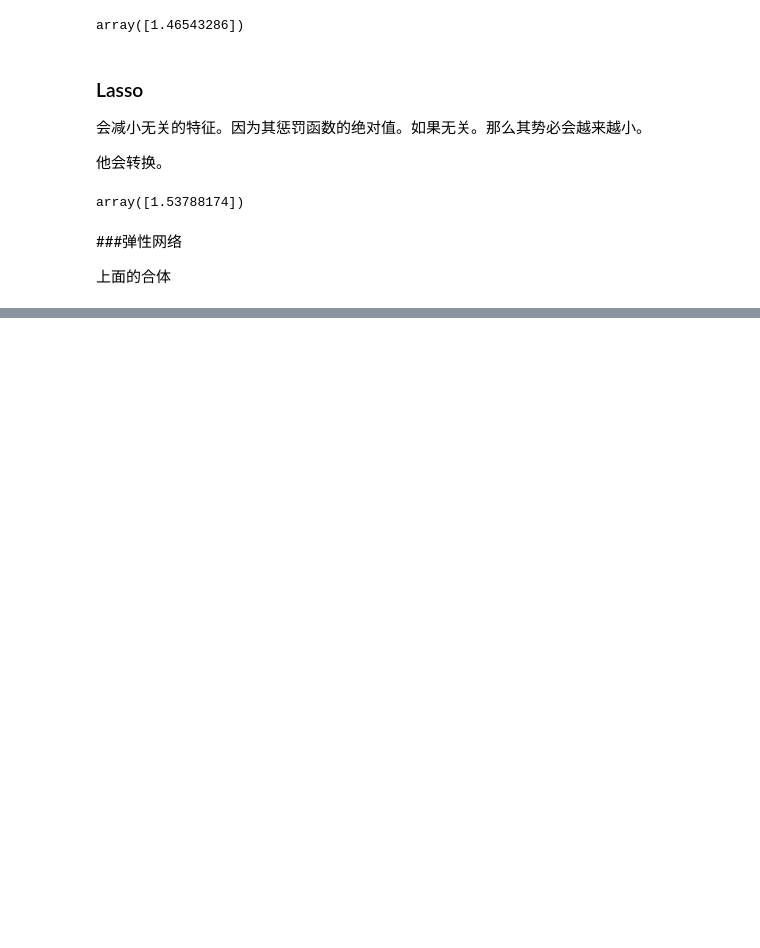
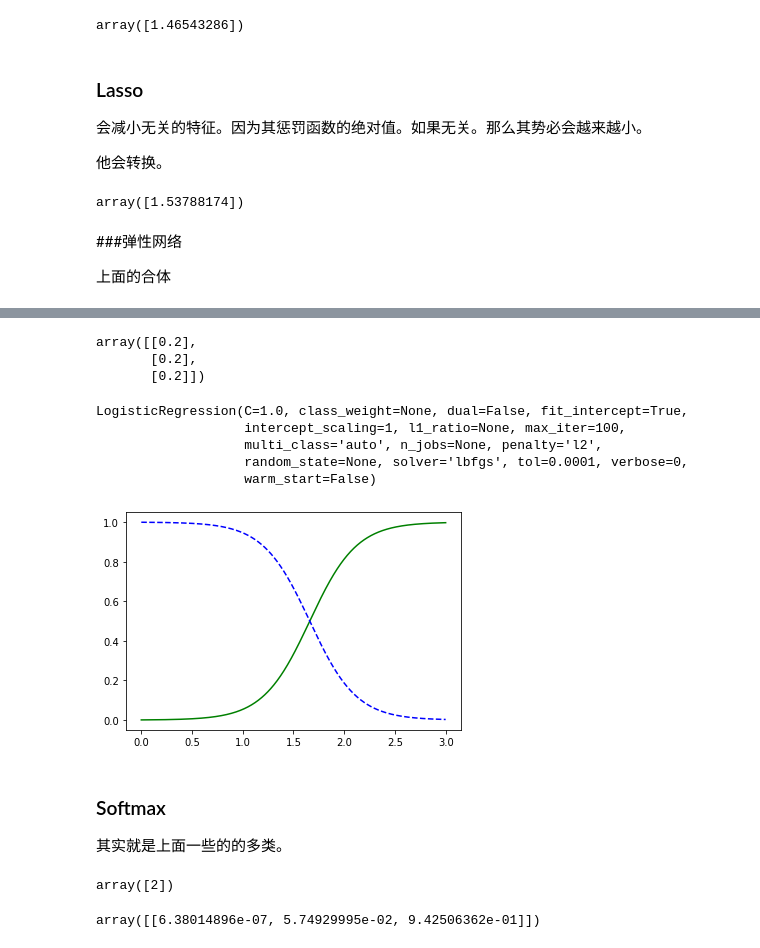
Before and after one commit to ageron/handson-ml, a Jupyter notebook: myNoteBook/chapter4.ipynb, the cells around one changed output, grey strips where cells are left out. Saved outputs shown, nothing was run; the diff lists cells and outputs as text; code cells hidden in the pictures; blank space fills up the shorter version.

```diff
--- a/myNoteBook/chapter4.ipynb
+++ b/myNoteBook/chapter4.ipynb
@@ -310,0 +340,5 @@ TypeError: __init__() got an unexpected keyword argument 'll_ratio'
+# %%
+from sklearn import datasets
+
+iris = datasets.load_iris()
+iris.keys()
@@ -310,0 +367,45 @@ TypeError: __init__() got an unexpected keyword argument 'll_ratio'
+# %%
+X = iris["data"][:,3:]
+y = (iris["target"] == 2).astype(np.int)
+X[:3]
+# %% [output]
+array([[0.2],
+       [0.2],
+       [0.2]])
+# %%
+from sklearn.linear_model import LogisticRegression
+
+log_reg = LogisticRegression()
+log_reg.fit(X,y)
+# %% [output]
+LogisticRegression(C=1.0, class_weight=None, dual=False, fit_intercept=True,
+                   intercept_scaling=1, l1_ratio=None, max_iter=100,
+                   multi_class='auto', n_jobs=None, penalty='l2',
+                   random_state=None, solver='lbfgs', tol=0.0001, verbose=0,
+                   warm_start=False)
+# %%
+X_new = np.linspace(0,3,1000).reshape(-1,1)
+# 返回值是0和1的概率。这里可以做点人工计算
+y_proba = log_reg.predict_proba(X_new)
+plt.plot(X_new,y_proba[:,1],"g-",label="Iris-Virginica")
+plt.plot(X_new,y_proba[:,0],"b--",label="Not Iris-Virginica")
+plt.show()
+# %% [output]
+[figure, added]
+# %% [markdown]
+### Softmax
+
+其实就是上面一些的的多类。
+# %%
+X = iris["data"][:,(2,3)]
+y = iris["target"]
+
+softmax_reg = LogisticRegression(multi_class="multinomial",solver="lbfgs",C=10)
+softmax_reg.fit(X,y)
+softmax_reg.predict([[5,2]])
+# %% [output]
+array([2])
+# %%
+softmax_reg.predict_proba([[5,2]])
+# %% [output]
+array([[6.38014896e-07, 5.74929995e-02, 9.42506362e-01]])
```
Also changed, not shown: parts of 18 cells of this notebook, 2 other files.
